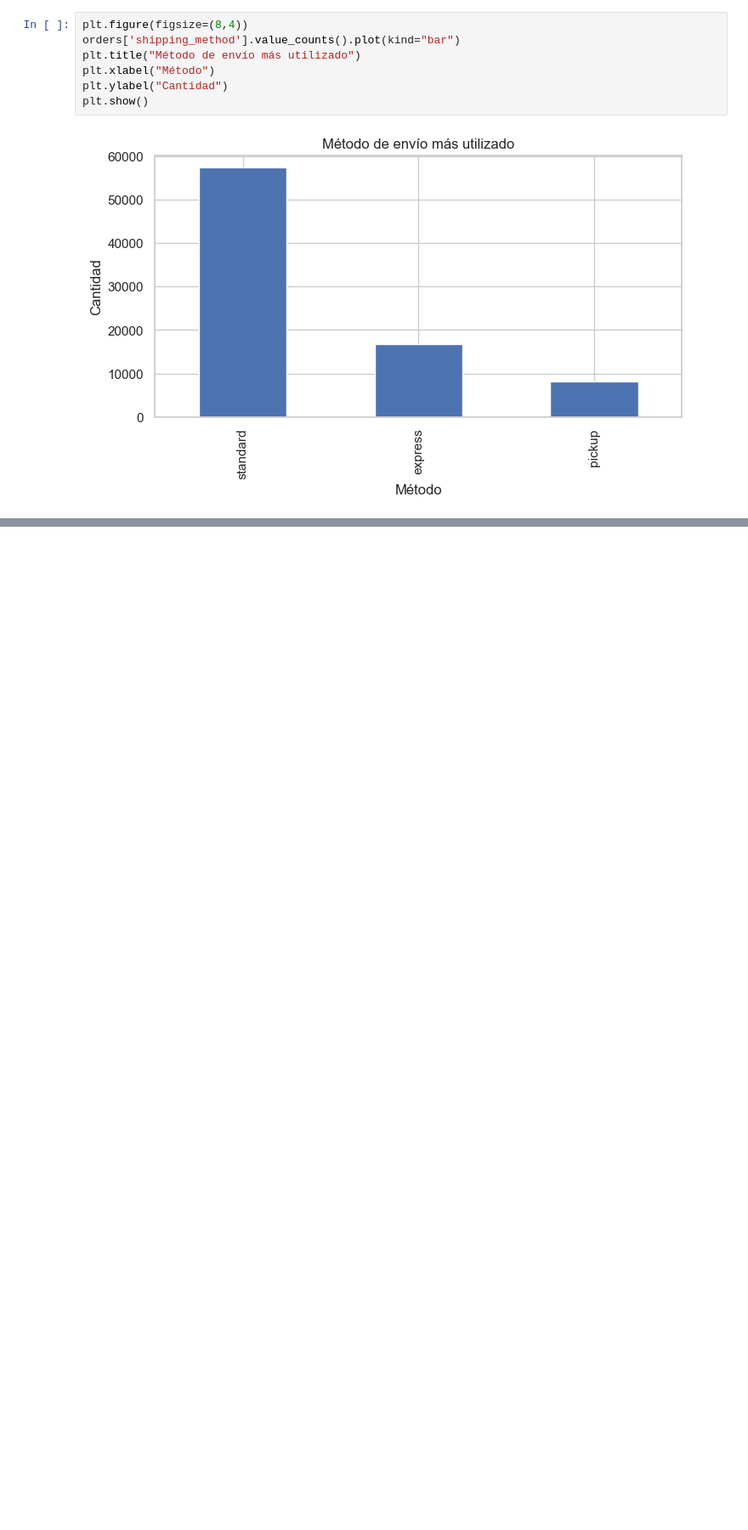
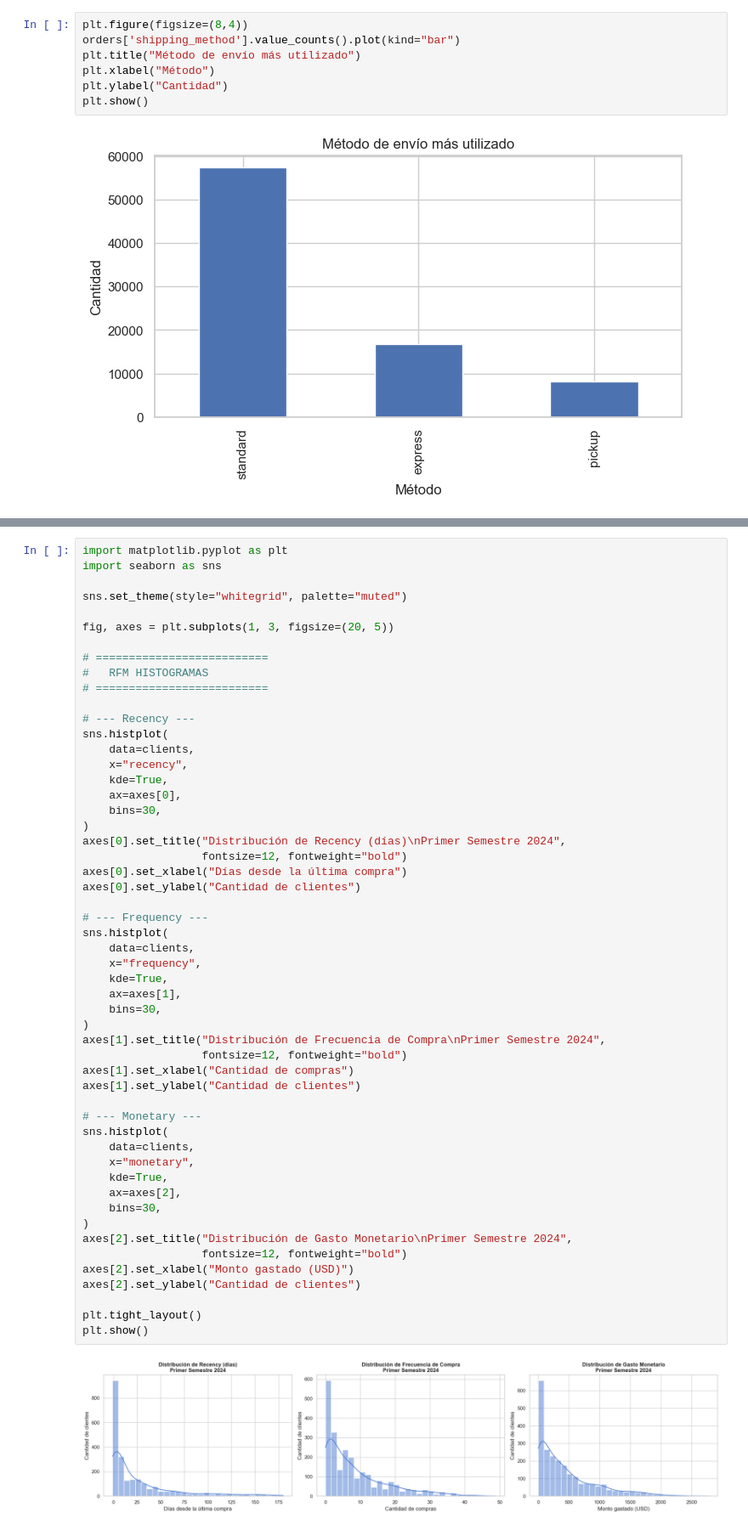
Before and after one commit to Jsilveira20/Gobierno-y-gestion, a Jupyter notebook: notebooks/Visualizaciones.ipynb, the cells around one changed output, grey strips where cells are left out. Shown at 85% size. Saved outputs shown, nothing was run; the diff lists cells and outputs as text; blank space fills up the shorter version.

```diff
--- a/notebooks/Visualizaciones.ipynb
+++ b/notebooks/Visualizaciones.ipynb
@@ -70,0 +110,55 @@ KeyError: 'recency'
+# %%
+import matplotlib.pyplot as plt
+import seaborn as sns
+
+sns.set_theme(style="whitegrid", palette="muted")
+
+fig, axes = plt.subplots(1, 3, figsize=(20, 5))
+
+# ==========================
+#   RFM HISTOGRAMAS
+# ==========================
+
+# --- Recency ---
+sns.histplot(
+    data=clients,
+    x="recency",
+    kde=True,
+    ax=axes[0],
+    bins=30,
+)
+axes[0].set_title("Distribución de Recency (días)\nPrimer Semestre 2024",
+                  fontsize=12, fontweight="bold")
+axes[0].set_xlabel("Días desde la última compra")
+axes[0].set_ylabel("Cantidad de clientes")
+
+# --- Frequency ---
+sns.histplot(
+    data=clients,
+    x="frequency",
+    kde=True,
+    ax=axes[1],
+    bins=30,
+)
+axes[1].set_title("Distribución de Frecuencia de Compra\nPrimer Semestre 2024",
+                  fontsize=12, fontweight="bold")
+axes[1].set_xlabel("Cantidad de compras")
+axes[1].set_ylabel("Cantidad de clientes")
+
+# --- Monetary ---
+sns.histplot(
+    data=clients,
+    x="monetary",
+    kde=True,
+    ax=axes[2],
+    bins=30,
+)
+axes[2].set_title("Distribución de Gasto Monetario\nPrimer Semestre 2024",
+                  fontsize=12, fontweight="bold")
+axes[2].set_xlabel("Monto gastado (USD)")
+axes[2].set_ylabel("Cantidad de clientes")
+
+plt.tight_layout()
+plt.show()
+# %% [output]
+[figure, added]
```
Also changed, not shown: parts of 18 cells of this notebook.
